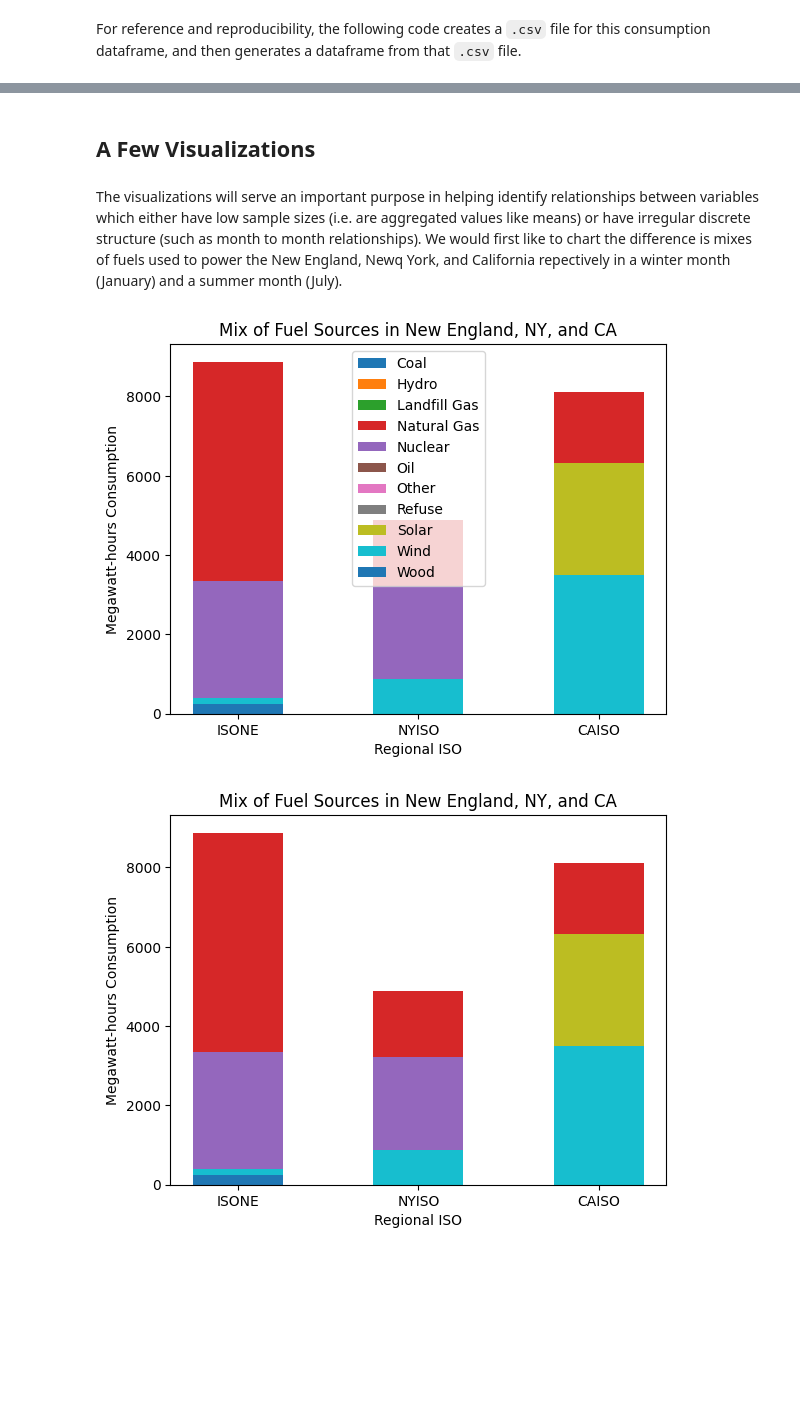
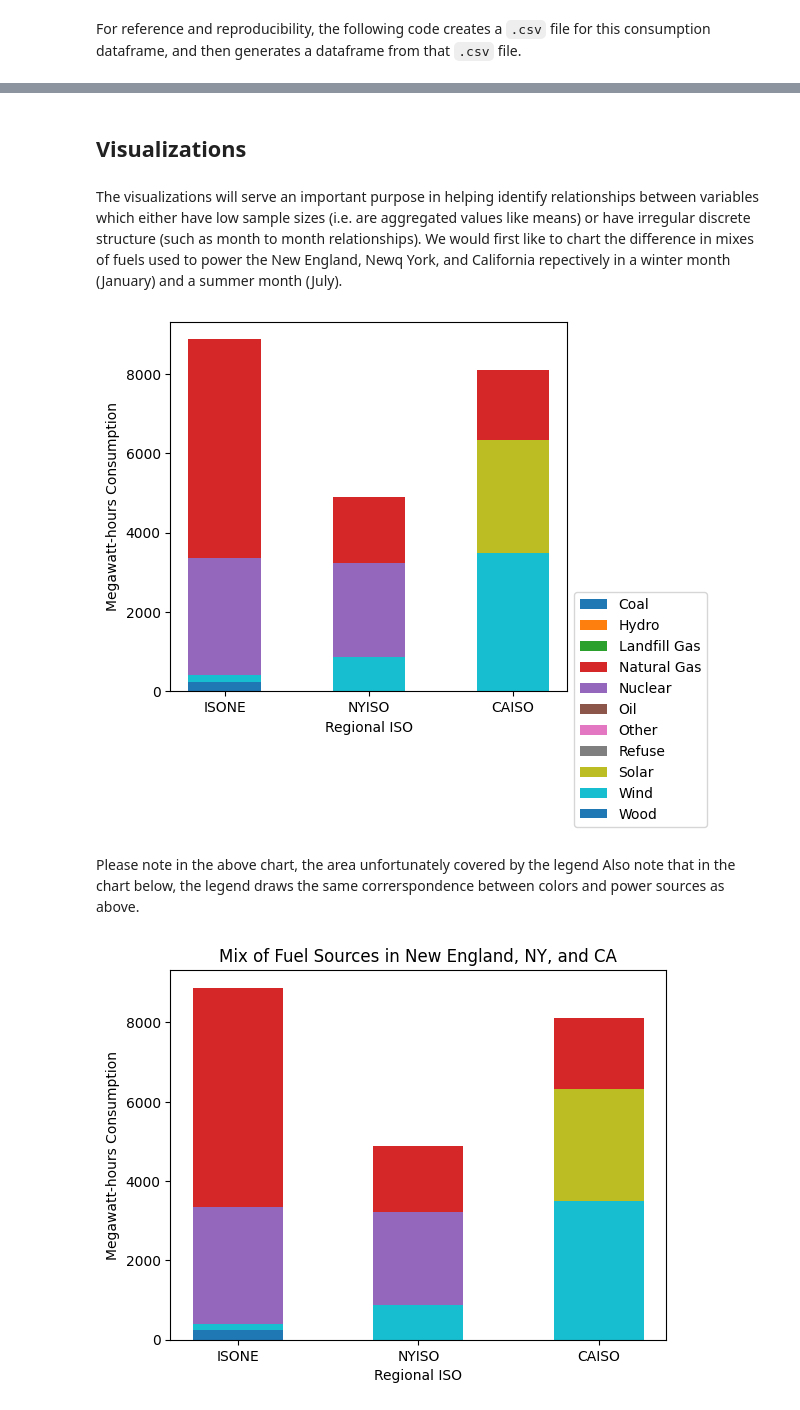
Before and after one commit to JGrtrx/STAT4185-proj, a Jupyter notebook: Gratrix_Jacob_project.ipynb, the cells around one changed output, grey strips where cells are left out. Saved outputs shown, nothing was run; the diff lists cells and outputs as text; code cells hidden in the pictures; blank space fills up the shorter version.

```diff
--- a/Gratrix_Jacob_project.ipynb
+++ b/Gratrix_Jacob_project.ipynb
@@ -216,10 +216,10 @@ consumption.head()
 | 3 | arkansas | 9.10 | 14832.0 | 61100068.0 | 48663142.0 | ... |
 | 4 | california | 19.65 | 81184.0 | 197165106.0 | 247249865.0 | ... |
 # %% [markdown]
-## A Few Visualizations
+## Visualizations
 # %% [markdown]
 The visualizations will serve an important purpose in helping identify relationships between variables which either have low sample sizes (i.e. are aggregated values like means) or have irregular discrete structure (such as month to month relationships).
-We would first like to chart the difference is mixes of fuels used to power the New England, Newq York, and California repectively in a winter month (January) and a summer month (July).
+We would first like to chart the difference in mixes of fuels used to power the New England, Newq York, and California repectively in a winter month (January) and a summer month (July).
 # %%
 %%capture --no-display
 
@@ -237,17 +237,21 @@ source_ls = list(dat.columns)
 # %%
 fig, ax = plt.subplots()
 
 for source in source_ls:
     ax.bar(['ISONE', 'NYISO', 'CAISO'], dat[source], width=0.5, label=source)
 
 ax.set_ylabel('Megawatt-hours Consumption')
 ax.set_xlabel('Regional ISO')
-ax.set_title('Mix of Fuel Sources in New England, NY, and CA')
-ax.legend(loc='upper center')
+box = ax.get_position()
+ax.set_position([box.x0, box.y0, box.width*0.8, box.height])
+ax.legend(loc='center left', bbox_to_anchor=(1, -0.05))
 
 plt.show()
 # %% [output]
-[figure, old version]
+[figure, new version]
+# %% [markdown]
+Please note in the above chart, the area unfortunately covered by the legend
+Also note that in the chart below, the legend draws the same correrspondence between colors and power sources as above.
 # %%
 %%capture --no-display
 
```
Also changed, not shown: parts of 7 cells of this notebook, 1 other file.
